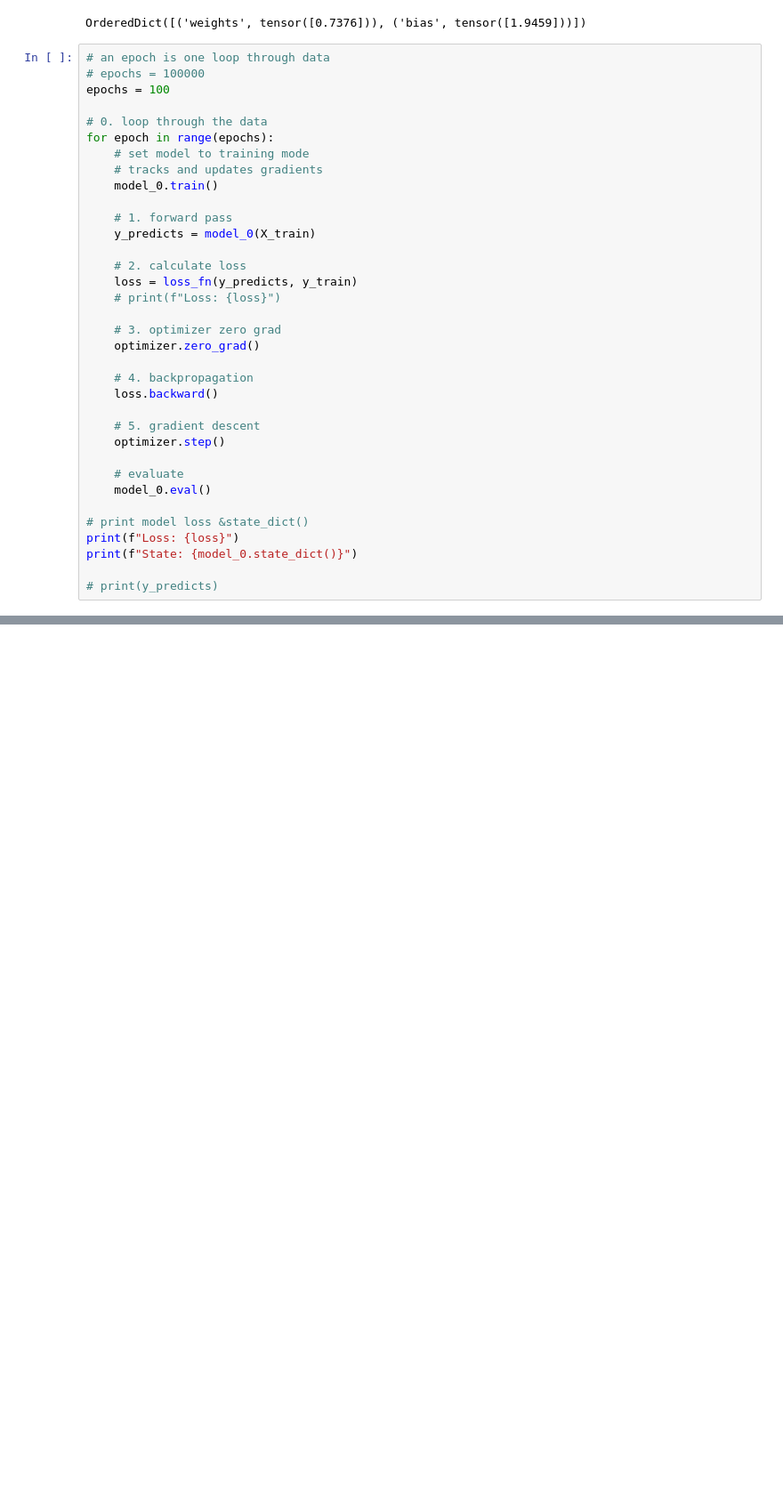
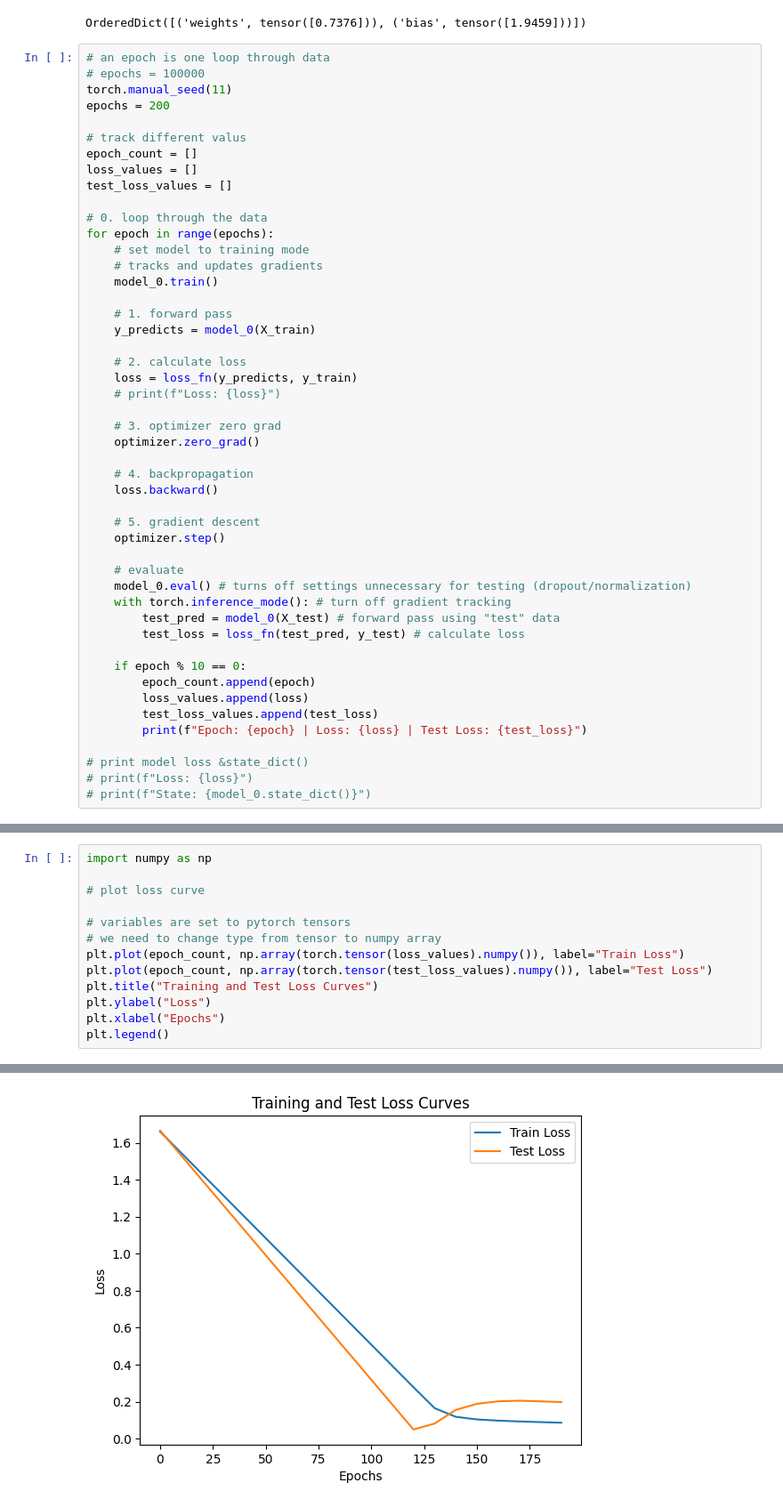
Before and after one commit to jk-junhokim/PyTorch-TensorFlow, a Jupyter notebook: intro_to_pytorch/01_pytorch_workflow.ipynb, the cells around one changed output, grey strips where cells are left out. Shown at 89% size. Cells and saved outputs as stored; diff of their text form; blank space fills up the shorter version.

Commit message:
loss function visualization

```diff
--- a/intro_to_pytorch/01_pytorch_workflow.ipynb
+++ b/intro_to_pytorch/01_pytorch_workflow.ipynb
@@ -289,7 +289,13 @@ OrderedDict([('weights', tensor([0.7376])), ('bias', tensor([1.9459]))])
 # %%
 # an epoch is one loop through data
 # epochs = 100000
-epochs = 100
+torch.manual_seed(11)
+epochs = 200
+
+# track different valus
+epoch_count = []
+loss_values = []
+test_loss_values = []
 
 # 0. loop through the data
 for epoch in range(epochs):
@@ -314,11 +320,18 @@ for epoch in range(epochs):
     optimizer.step()
 
     # evaluate
-    model_0.eval()
+    model_0.eval() # turns off settings unnecessary for testing (dropout/normalization)
+    with torch.inference_mode(): # turn off gradient tracking
+        test_pred = model_0(X_test) # forward pass using "test" data
+        test_loss = loss_fn(test_pred, y_test) # calculate loss
+
+    if epoch % 10 == 0:
+        epoch_count.append(epoch)
+        loss_values.append(loss)
+        test_loss_values.append(test_loss)
+        print(f"Epoch: {epoch} | Loss: {loss} | Test Loss: {test_loss}")
 
 # print model loss &state_dict()
-print(f"Loss: {loss}")
-print(f"State: {model_0.state_dict()}")
-
-# print(y_predicts)
+# print(f"Loss: {loss}")
+# print(f"State: {model_0.state_dict()}")
 # %% [output]
@@ -326,0 +366,14 @@ State: OrderedDict([('weights', tensor([0.6307])), ('bias', tensor([0.3289]))])
+# %%
+import numpy as np
+
+# plot loss curve
+
+# variables are set to pytorch tensors
+# we need to change type from tensor to numpy array
+plt.plot(epoch_count, np.array(torch.tensor(loss_values).numpy()), label="Train Loss")
+plt.plot(epoch_count, np.array(torch.tensor(test_loss_values).numpy()), label="Test Loss")
+plt.title("Training and Test Loss Curves")
+plt.ylabel("Loss")
+plt.xlabel("Epochs")
+plt.legend()
+# %% [output]
@@ -327,3 +381,4 @@ State: OrderedDict([('weights', tensor([0.6307])), ('bias', tensor([0.3289]))])
+[figure, added]
 # %%
 with torch.inference_mode():
     y_predicts_model = model_0(X_test)
```
Also changed, not shown: parts of 5 cells of this notebook.
